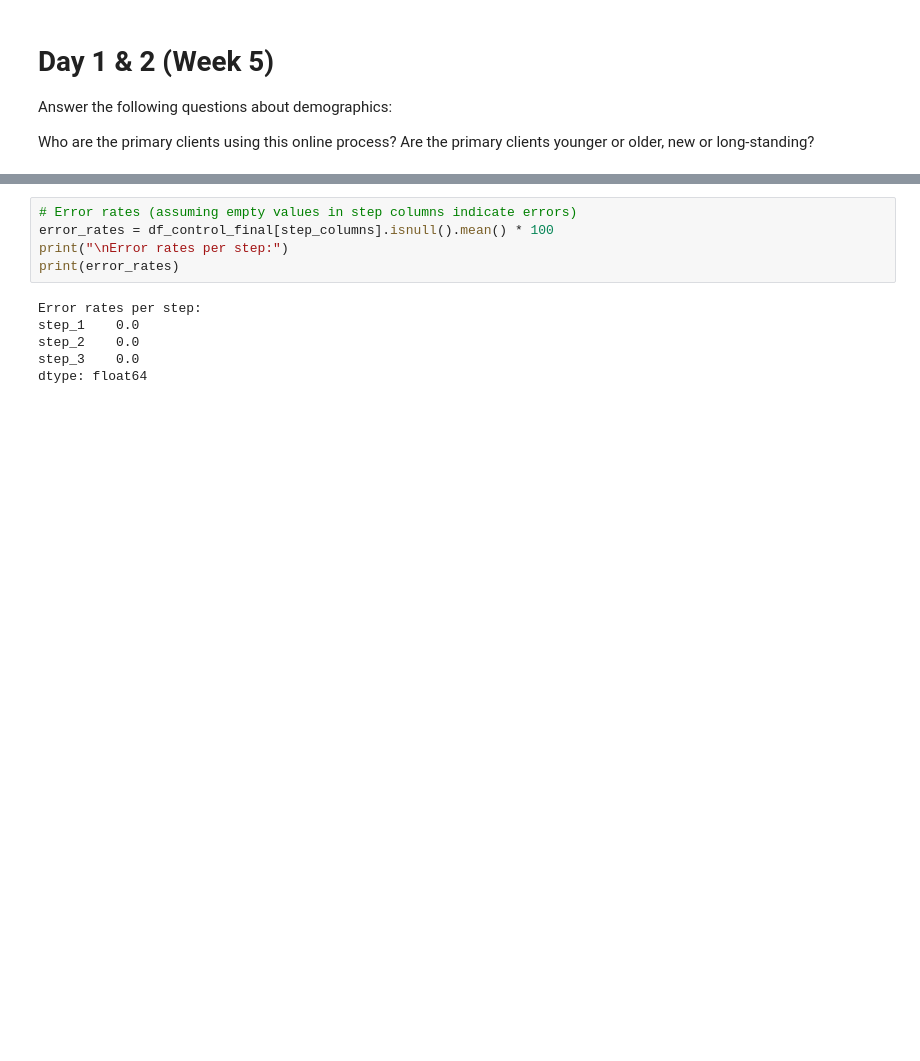
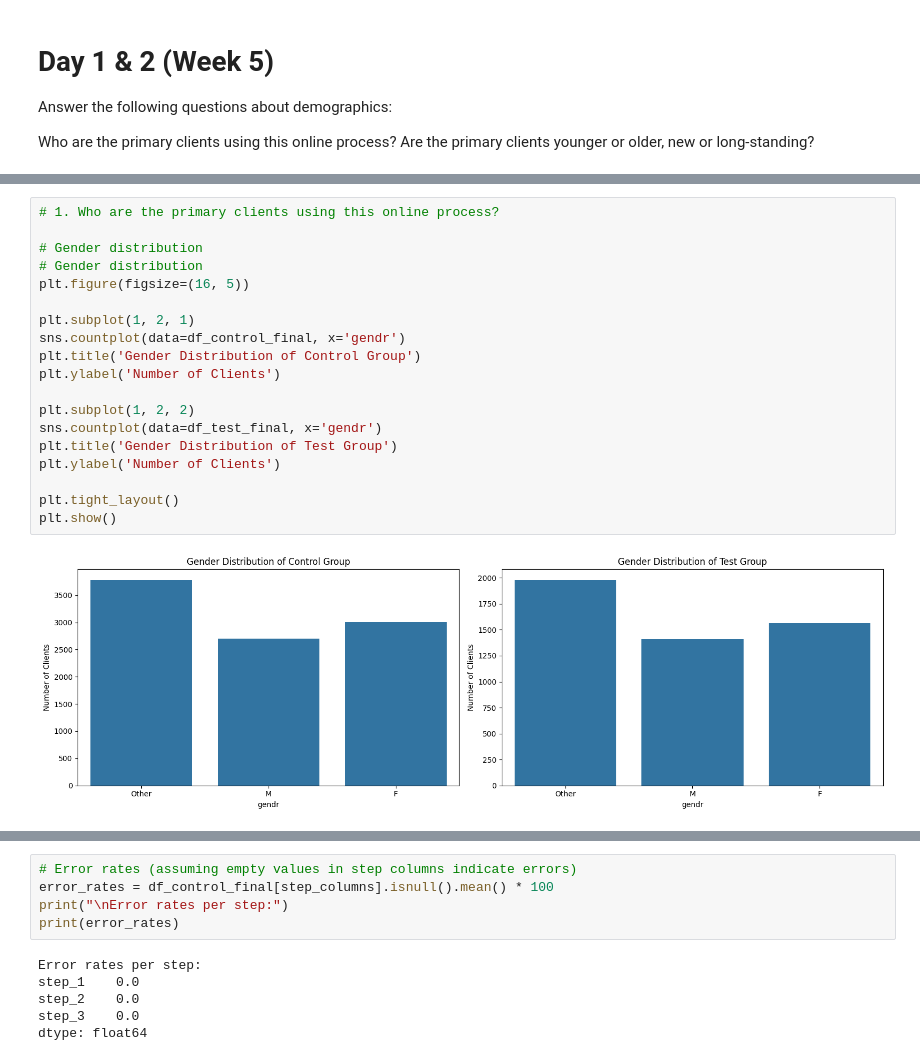
Before and after one commit to DaniCoco31/project_2, a Jupyter notebook: notebooks/exploratory_nb_Daniela.ipynb, the cells around one changed output, grey strips where cells are left out. Drawn from its saved outputs; the diff is of its cells as text; blank space fills up the shorter version.

```diff
--- a/notebooks/exploratory_nb_Daniela.ipynb
+++ b/notebooks/exploratory_nb_Daniela.ipynb
@@ -305,0 +131,21 @@ df_control.head(10).sort_index()
+# %%
+# 1. Who are the primary clients using this online process?
+
+# Gender distribution
+# Gender distribution
+plt.figure(figsize=(16, 5))
+
+plt.subplot(1, 2, 1)
+sns.countplot(data=df_control_final, x='gendr')
+plt.title('Gender Distribution of Control Group')
+plt.ylabel('Number of Clients')
+
+plt.subplot(1, 2, 2)
+sns.countplot(data=df_test_final, x='gendr')
+plt.title('Gender Distribution of Test Group')
+plt.ylabel('Number of Clients')
+
+plt.tight_layout()
+plt.show()
+# %% [output]
+[figure, added]
```
Also changed, not shown: parts of 77 cells of this notebook, 20 other files.
